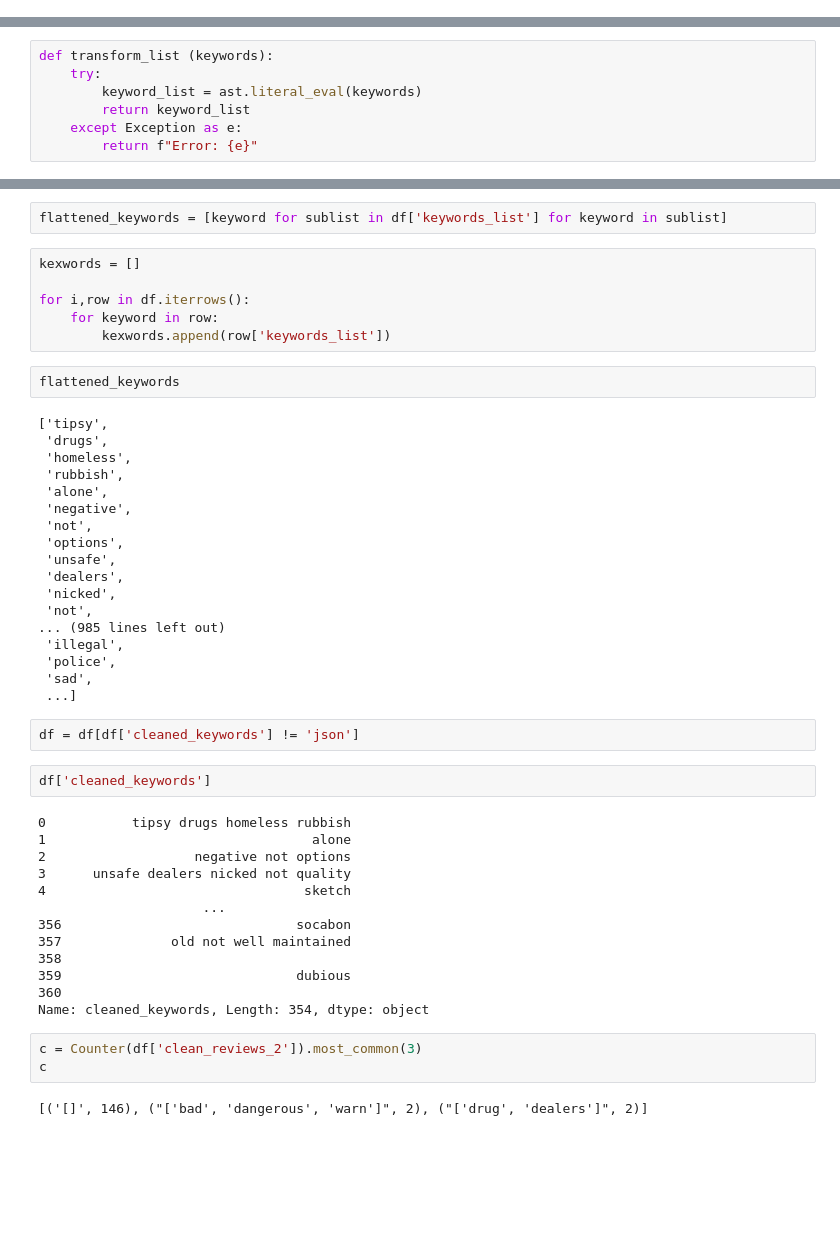
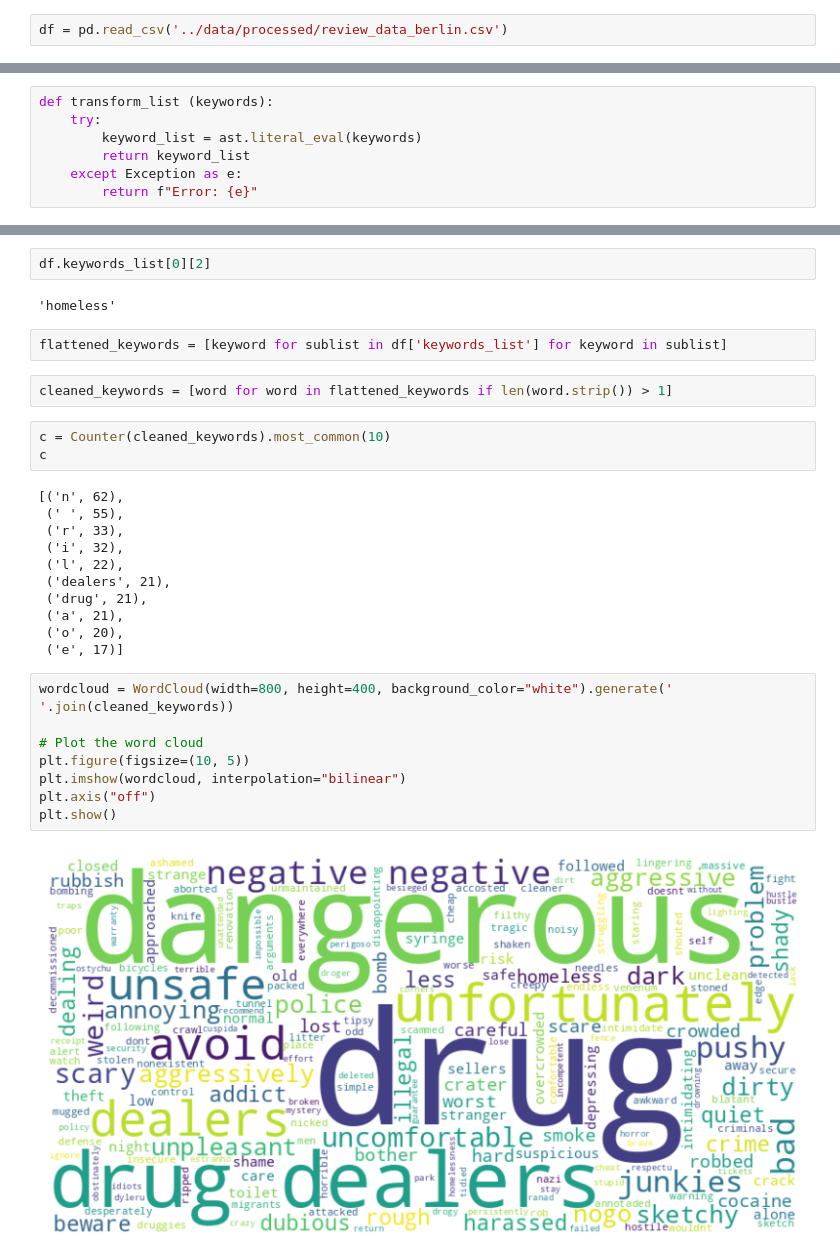
Before and after one commit to LukasKochRuchay/google_review_topic_modelling, a Jupyter notebook: notebooks/02_negextract.ipynb, the cells around one changed output, grey strips where cells are left out. Saved outputs shown, nothing was run; the diff lists cells and outputs as text; blank space fills up the shorter version.

Commit message:
first two models of keywords

```diff
--- a/notebooks/02_negextract.ipynb
+++ b/notebooks/02_negextract.ipynb
@@ -137,0 +131,2 @@ df.head(3)
+# %%
+df = pd.read_csv('../data/processed/review_data_berlin.csv')
@@ -153,50 +152,32 @@ See the caveats in the documentation: https://pandas.pydata.org/pandas-docs/stab
+# %%
+df.keywords_list[0][2]
+# %% [output]
+'homeless'
 # %%
 flattened_keywords = [keyword for sublist in df['keywords_list'] for keyword in sublist]
-# %%
-kexwords = []
-
-for i,row in df.iterrows():
-    for keyword in row:
-        kexwords.append(row['keywords_list'])
-# %%
-flattened_keywords
-# %% [output]
-['tipsy',
- 'drugs',
- 'homeless',
- 'rubbish',
- 'alone',
- 'negative',
- 'not',
- 'options',
- 'unsafe',
- 'dealers',
- 'nicked',
- 'not',
-... (985 lines left out)
- 'illegal',
- 'police',
- 'sad',
- ...]
-# %%
-df = df[df['cleaned_keywords'] != 'json']
-# %%
-df['cleaned_keywords']
-# %% [output]
-0           tipsy drugs homeless rubbish
-1                                  alone
-2                   negative not options
-3      unsafe dealers nicked not quality
-4                                 sketch
-                     ...
-356                              socabon
-357              old not well maintained
-358
-359                              dubious
-360
-Name: cleaned_keywords, Length: 354, dtype: object
+# %%
+cleaned_keywords = [word for word in flattened_keywords if len(word.strip()) > 1]
 # %%
-c = Counter(df['clean_reviews_2']).most_common(3)
+c = Counter(cleaned_keywords).most_common(10)
 c
 # %% [output]
-[('[]', 146), ("['bad', 'dangerous', 'warn']", 2), ("['drug', 'dealers']", 2)]
+[('n', 62),
+ (' ', 55),
+ ('r', 33),
+ ('i', 32),
+ ('l', 22),
+ ('dealers', 21),
+ ('drug', 21),
+ ('a', 21),
+ ('o', 20),
+ ('e', 17)]
+# %%
+wordcloud = WordCloud(width=800, height=400, background_color="white").generate(' '.join(cleaned_keywords))
+
+# Plot the word cloud
+plt.figure(figsize=(10, 5))
+plt.imshow(wordcloud, interpolation="bilinear")
+plt.axis("off")
+plt.show()
+# %% [output]
+[figure, added]
```
Also changed, not shown: parts of 33 cells of this notebook, 11 other files.
